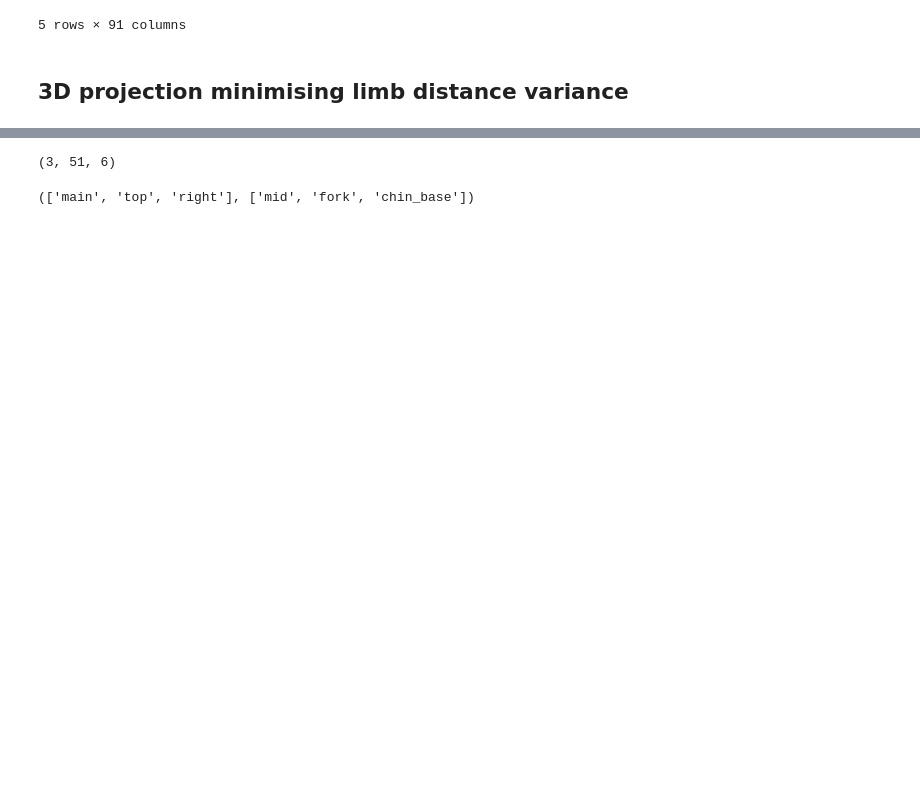
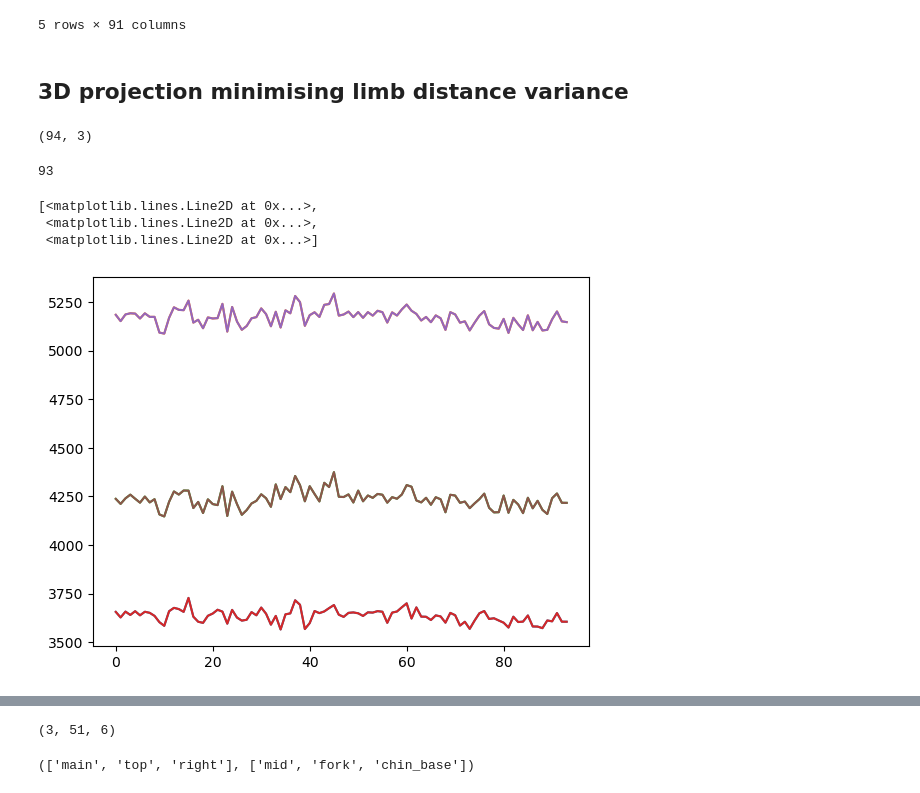
Before and after one commit to erialc-cal/eks, a Jupyter notebook: fish.ipynb, the cells around one changed output, grey strips where cells are left out. Saved outputs shown, nothing was run; the diff lists cells and outputs as text; code cells hidden in the pictures; blank space fills up the shorter version.

```diff
--- a/fish.ipynb
+++ b/fish.ipynb
@@ -84,3 +84,39 @@ for j, keypoint_ensemble in enumerate(keypoint_ensemble_list):
 
     q[j,:,:] = labeled_pca.transform(scaled_y)
     y_obs[j,:,:] = y
+# %%
+np.var(q,axis=0).shape
+# %% [output]
+(94, 3)
+# %%
+v = np.zeros(q.shape[1])
+for t in range(q.shape[1]):
+    for i in range(q.shape[0]):
+        for j in range(q.shape[0]):
+            if j!= i:
+                 v[t] = np.var(np.linalg.norm(L@(q[i,t,:]-q[j,t,:]).T,axis=0))
+# %%
+np.
+# %% [output]
+93
+# %%
+v = np.zeros((q.shape[0],q.shape[0],q.shape[1]))
+Lv = v
+for t in range(q.shape[1]):
+    for i in range(q.shape[0]):
+        for j in range(q.shape[0]):
+            if j!= i:
+                #print('one',np.linalg.norm(q[i,t,:]-q[j,t,:]))
+                v[i,j,t] = np.linalg.norm(q[i,t,:]-q[j,t,:])
+                Lv[i,j,t]= np.linalg.norm(L@q[i,t,:]-L@q[j,t,:])
+# %%
+test = np.var(v,axis=0)
+testL = np.var(Lv,axis=0)
+# %%
+plt.plot(test.T)
+plt.plot(testL.T)
+# %% [output]
+[<matplotlib.lines.Line2D at 0x...>,
+ <matplotlib.lines.Line2D at 0x...>,
+ <matplotlib.lines.Line2D at 0x...>]
+[figure, added]
```
Also changed, not shown: parts of 15 cells of this notebook, 3 other files.
